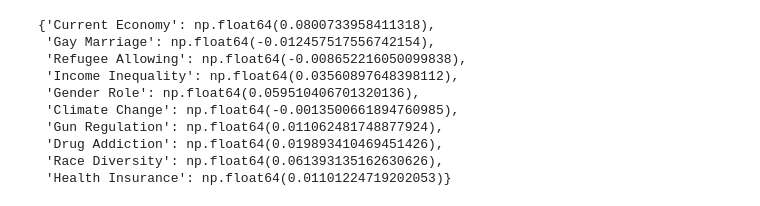
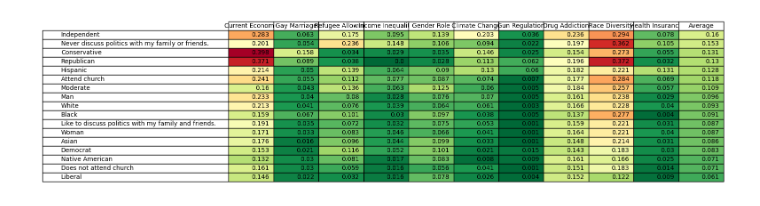
Before and after one commit to songgaojundeng/mitigating-social-desirability-bias, a Jupyter notebook: Stratified_Analysis_Code.ipynb, the cells around one changed output. Cells and saved outputs as stored; diff of their text form; code cells hidden in the pictures.

```diff
--- a/Stratified_Analysis_Code.ipynb
+++ b/Stratified_Analysis_Code.ipynb
@@ -175,18 +137,0 @@ diff_white
-# %%
-asian_results = [result["Race"]["asian"] for result in results]
-
-diff_asian = {key: (jsd_divergence_between_sets(asian_results[0], asian_results[2])[key] - jsd_divergence_between_sets(asian_results[0], asian_results[1])[key])
-                    for key in name_dict.values()}
-
-diff_asian
-# %% [output]
-{'Current Economy': np.float64(0.0800733958411318),
- 'Gay Marriage': np.float64(-0.012457517556742154),
- 'Refugee Allowing': np.float64(-0.008652216050099838),
- 'Income Inequality': np.float64(0.03560897648398112),
- 'Gender Role': np.float64(0.059510406701320136),
- 'Climate Change': np.float64(-0.0013500661894760985),
- 'Gun Regulation': np.float64(0.011062481748877924),
- 'Drug Addiction': np.float64(0.019893410469451426),
- 'Race Diversity': np.float64(0.061393135162630626),
- 'Health Insurance': np.float64(0.01101224719202053)}
@@ -197,0 +138,14 @@ diff_reformulated_vs_replicate = {key: (jsd_results_reformulated[key] - jsd_resu
+# %%
+replicate_jsd_groups = []
+
+for key, value in results[0].items():
+        for key_1 in results[0][key].keys():
+            replicate_jsd_groups.append({key_1: jsd_divergence_between_sets(results[0][key][key_1], results[1][key][key_1])})
+
+dict_jsd = {list(d.keys())[0]: list(d.values())[0] for d in replicate_jsd_groups}
+
+replicate_jsd_groups_df = pd.DataFrame.from_dict(dict_jsd, orient="index")
+replicate_jsd_groups_df.head(20)
+
+replicate_jsd_groups_df['Average'] = replicate_jsd_groups_df.mean(axis=1)
+replicate_jsd_groups_df = replicate_jsd_groups_df.sort_values('Average', ascending=False)
@@ -197,0 +166,33 @@ diff_reformulated_vs_replicate = {key: (jsd_results_reformulated[key] - jsd_resu
+# %%
+import matplotlib.pyplot as plt
+
+fig, ax = plt.subplots(figsize=(12, 3))
+
+ax.axis("off")
+
+table = ax.table(
+    cellText=replicate_jsd_groups_df.round(3).values,
+    colLabels=replicate_jsd_groups_df.columns,
+    rowLabels=replicate_jsd_groups_df.index,
+    loc="center"
+)
+
+cmap = plt.cm.RdYlGn_r
+
+vals = replicate_jsd_groups_df.values.flatten()
+norm = (vals - vals.min()) / (vals.max() - vals.min())
+
+i = 0
+for r in range(replicate_jsd_groups_df.shape[0]):
+    for c in range(replicate_jsd_groups_df.shape[1]):
+        color = cmap(norm[i])
+        table[(r+1, c)].set_facecolor(color)
+        i += 1
+
+table.auto_set_font_size(False)
+table.set_fontsize(10)
+table.scale(1.2, 1.2)
+
+plt.show()
+# %% [output]
+[figure, added]
```
Also changed, not shown: parts of 8 cells of this notebook, 2 other files.
